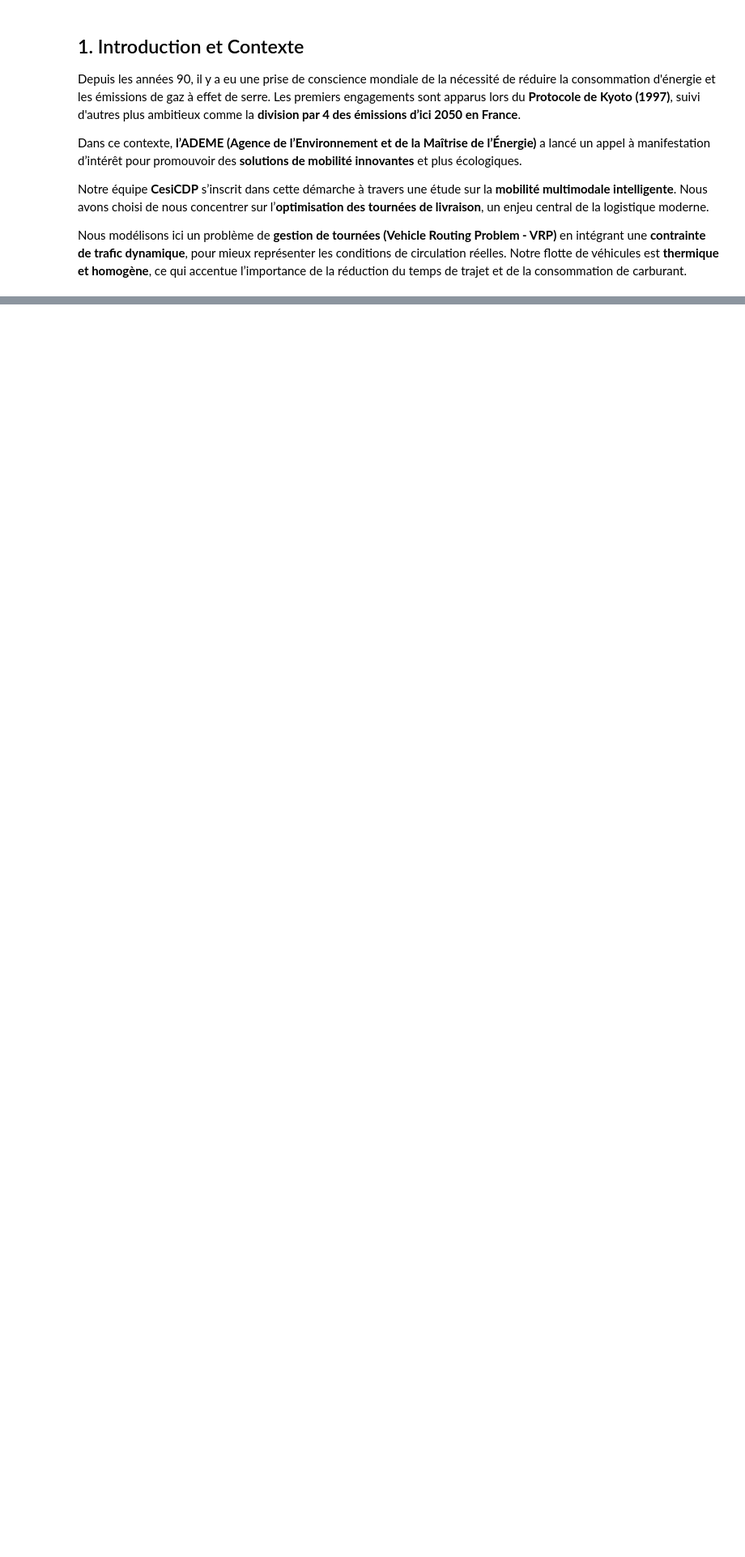
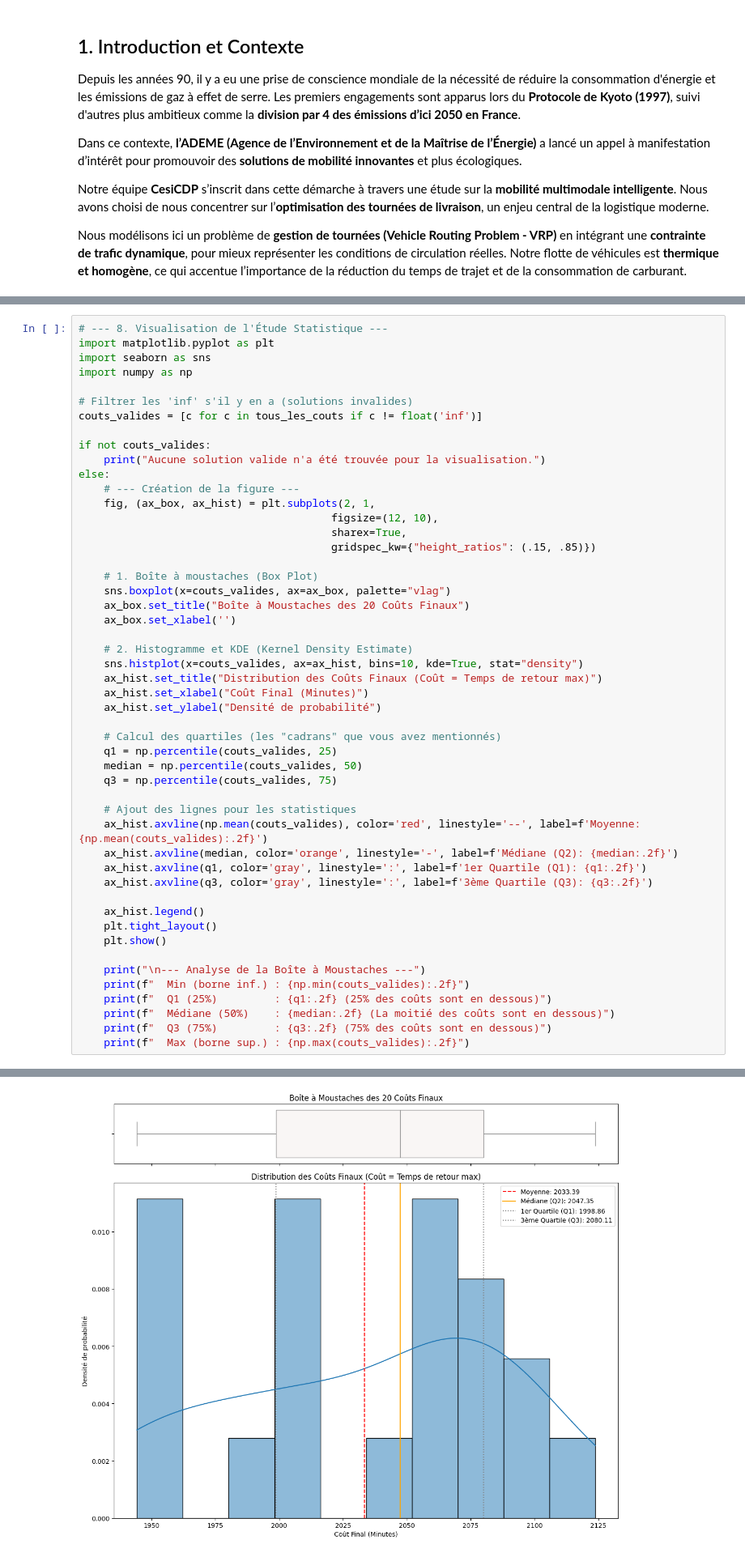
Before and after one commit to Fire-90/CESI_Algo_-_Opti, a Jupyter notebook: Livrable2_TDVRP_Modélisation.ipynb, the cells around one changed output, grey strips where cells are left out. Shown at 81% size. Drawn from its saved outputs; the diff is of its cells as text; blank space fills up the shorter version.

```diff
--- a/Livrable2_TDVRP_Modélisation.ipynb
+++ b/Livrable2_TDVRP_Modélisation.ipynb
@@ -515,0 +778,51 @@ KeyboardInterrupt:
+# %%
+# --- 8. Visualisation de l'Étude Statistique ---
+import matplotlib.pyplot as plt
+import seaborn as sns
+import numpy as np
+
+# Filtrer les 'inf' s'il y en a (solutions invalides)
+couts_valides = [c for c in tous_les_couts if c != float('inf')]
+
+if not couts_valides:
+    print("Aucune solution valide n'a été trouvée pour la visualisation.")
+else:
+    # --- Création de la figure ---
+    fig, (ax_box, ax_hist) = plt.subplots(2, 1,
+                                        figsize=(12, 10),
+                                        sharex=True,
+                                        gridspec_kw={"height_ratios": (.15, .85)})
+
+    # 1. Boîte à moustaches (Box Plot)
+    sns.boxplot(x=couts_valides, ax=ax_box, palette="vlag")
+    ax_box.set_title("Boîte à Moustaches des 20 Coûts Finaux")
+    ax_box.set_xlabel('')
+
+    # 2. Histogramme et KDE (Kernel Density Estimate)
+    sns.histplot(x=couts_valides, ax=ax_hist, bins=10, kde=True, stat="density")
+    ax_hist.set_title("Distribution des Coûts Finaux (Coût = Temps de retour max)")
+    ax_hist.set_xlabel("Coût Final (Minutes)")
+    ax_hist.set_ylabel("Densité de probabilité")
+
+    # Calcul des quartiles (les "cadrans" que vous avez mentionnés)
+    q1 = np.percentile(couts_valides, 25)
+    median = np.percentile(couts_valides, 50)
+    q3 = np.percentile(couts_valides, 75)
+
+    # Ajout des lignes pour les statistiques
+    ax_hist.axvline(np.mean(couts_valides), color='red', linestyle='--', label=f'Moyenne: {np.mean(couts_valides):.2f}')
+    ax_hist.axvline(median, color='orange', linestyle='-', label=f'Médiane (Q2): {median:.2f}')
+    ax_hist.axvline(q1, color='gray', linestyle=':', label=f'1er Quartile (Q1): {q1:.2f}')
+    ax_hist.axvline(q3, color='gray', linestyle=':', label=f'3ème Quartile (Q3): {q3:.2f}')
+
+    ax_hist.legend()
+    plt.tight_layout()
+    plt.show()
+
+    print("\n--- Analyse de la Boîte à Moustaches ---")
+    print(f"  Min (borne inf.) : {np.min(couts_valides):.2f}")
+    print(f"  Q1 (25%)         : {q1:.2f} (25% des coûts sont en dessous)")
+    print(f"  Médiane (50%)    : {median:.2f} (La moitié des coûts sont en dessous)")
+    print(f"  Q3 (75%)         : {q3:.2f} (75% des coûts sont en dessous)")
+    print(f"  Max (borne sup.) : {np.max(couts_valides):.2f}")
+# %% [output]
@@ -515,0 +832 @@ KeyboardInterrupt:
+[figure, added]
```
Also changed, not shown: parts of 7 cells of this notebook.
